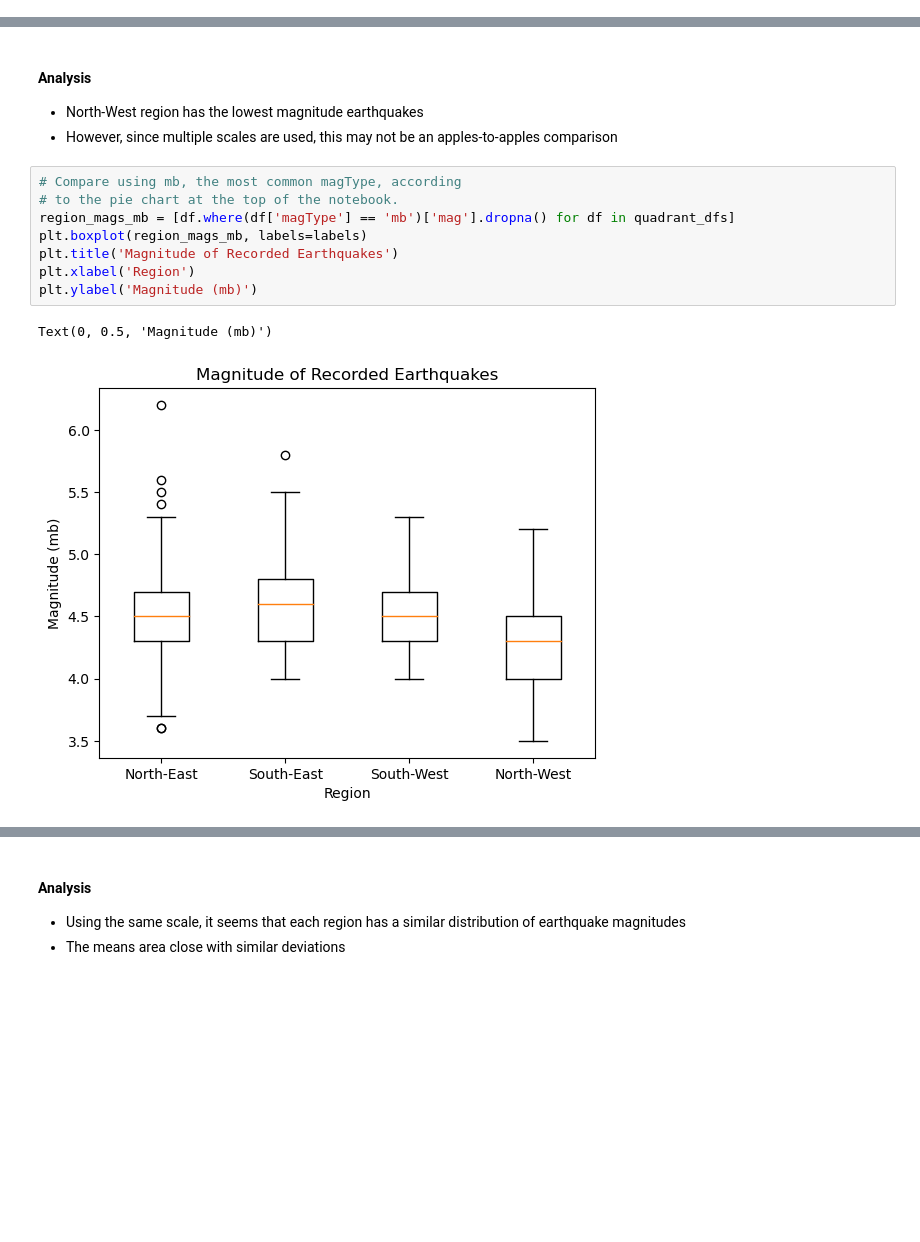
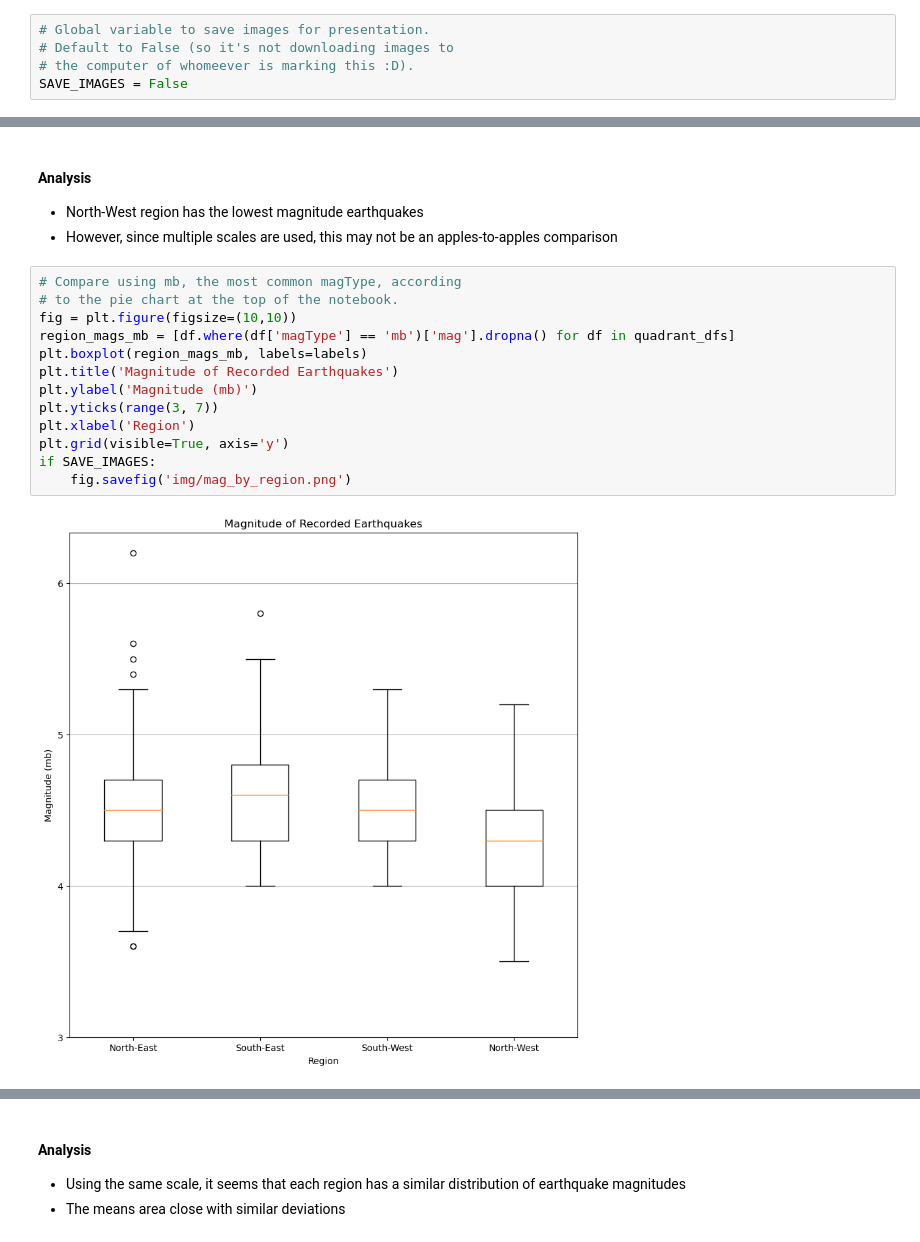
Before and after one commit to ADPriceless/TheDeveloperAcademy_Assignments5and6, a Jupyter notebook: assignment5.ipynb, the cells around one changed output, grey strips where cells are left out. Saved outputs shown, nothing was run; the diff lists cells and outputs as text; blank space fills up the shorter version.

Commit message:
ASSIGNMENT 5: state of files at time of presentation

```diff
--- a/assignment5.ipynb
+++ b/assignment5.ipynb
@@ -27,6 +27,11 @@ import numpy as np
 import pandas as pd
 from PIL import Image
 import shapefile
+# %%
+# Global variable to save images for presentation.
+# Default to False (so it's not downloading images to
+# the computer of whomeever is marking this :D).
+SAVE_IMAGES = False
 # %% [markdown]
 ## Initial Examination of Data
 - The data are seismic events that have occurred globally in the past 30 days
@@ -367,14 +429,18 @@ The md scale is also logarithmic so I think negative values are allowed
 # %%
 # Compare using mb, the most common magType, according
 # to the pie chart at the top of the notebook.
+fig = plt.figure(figsize=(10,10))
 region_mags_mb = [df.where(df['magType'] == 'mb')['mag'].dropna() for df in quadrant_dfs]
 plt.boxplot(region_mags_mb, labels=labels)
 plt.title('Magnitude of Recorded Earthquakes')
+plt.ylabel('Magnitude (mb)')
+plt.yticks(range(3, 7))
 plt.xlabel('Region')
-plt.ylabel('Magnitude (mb)')
+plt.grid(visible=True, axis='y')
+if SAVE_IMAGES:
+    fig.savefig('img/mag_by_region.png')
 # %% [output]
-Text(0, 0.5, 'Magnitude (mb)')
-[figure, old version]
+[figure, new version]
 # %%
 print('Mean and Standard Deviation of Earthquakes')
 for region_name, mag in zip(labels, region_mags_mb):
```
Also changed, not shown: parts of 11 cells of this notebook, 1 other file.
